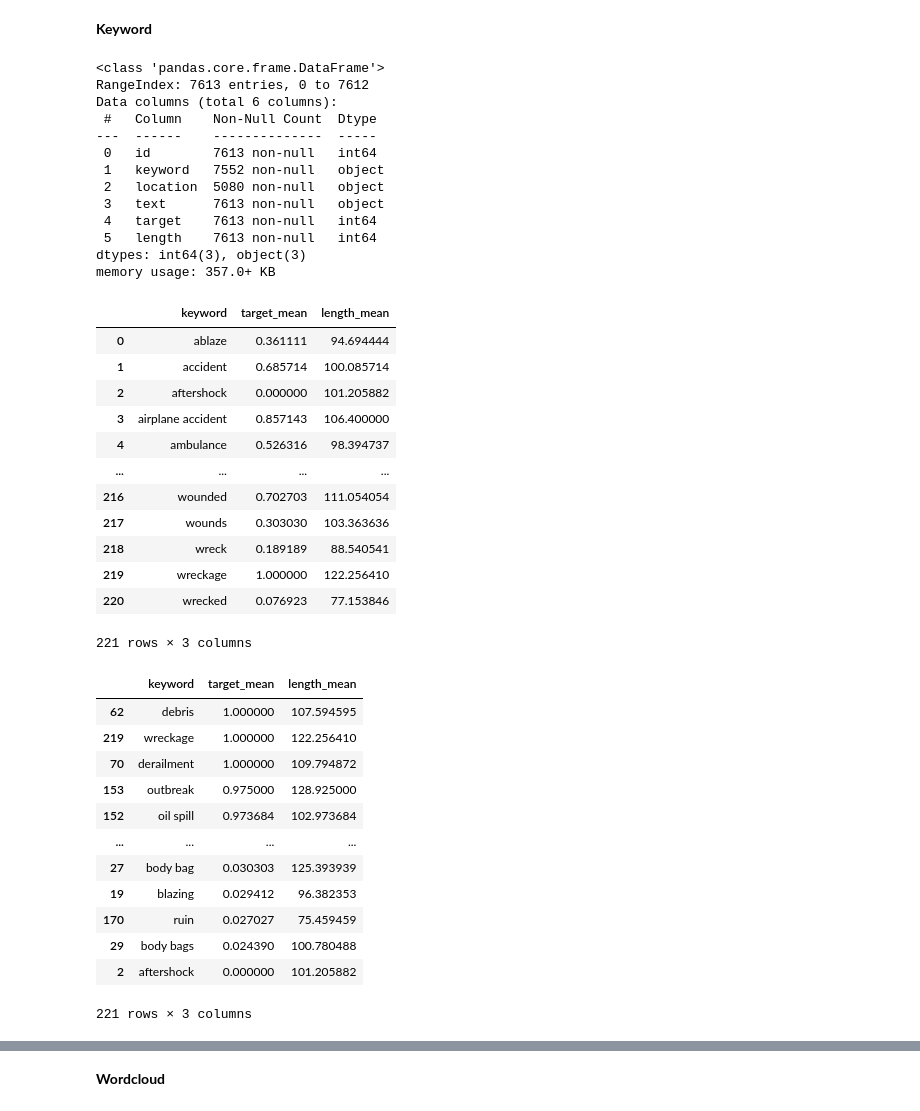
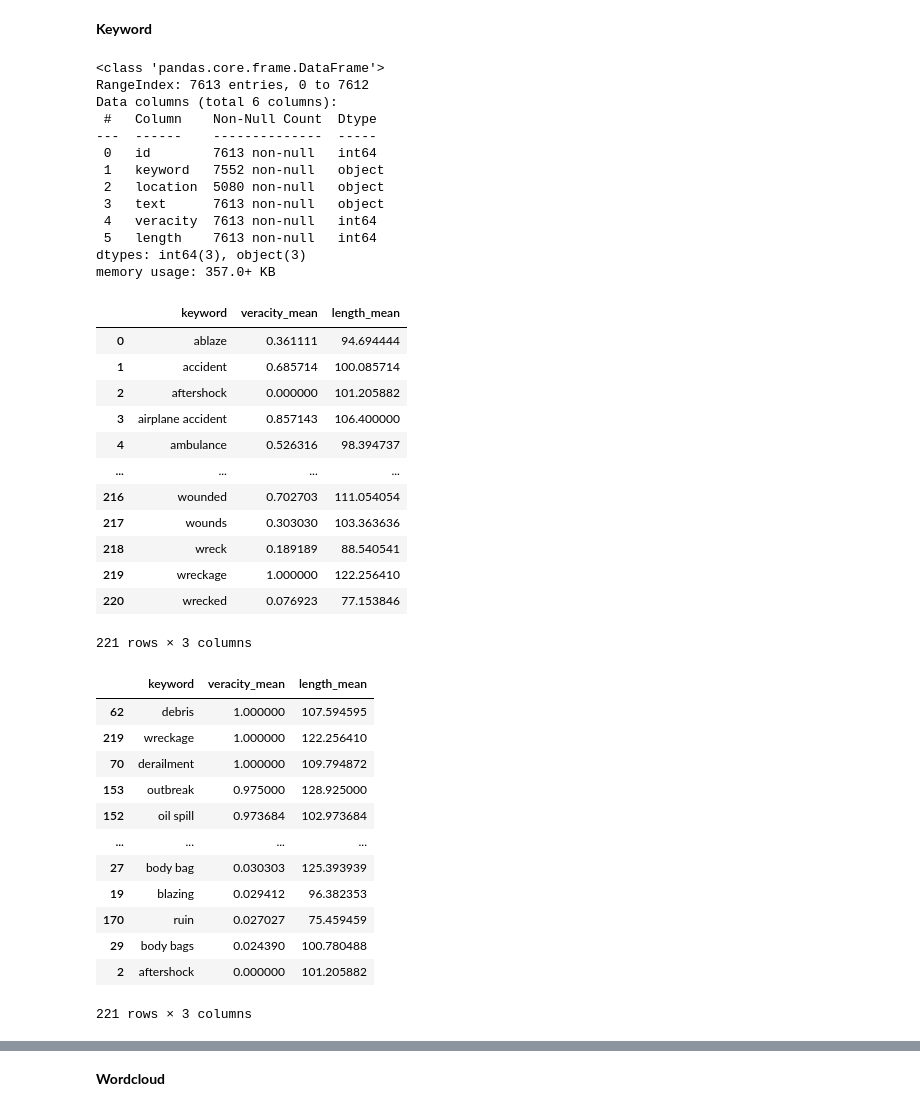
Before and after one commit to tomifarall/Orga-Datos-Tp1, a Jupyter notebook: analisis.ipynb, the cells around one changed output, grey strips where cells are left out. Drawn from its saved outputs; the diff is of its cells as text; code cells hidden in the pictures.

```diff
--- a/analisis.ipynb
+++ b/analisis.ipynb
@@ -24,0 +9,8 @@ data_real = data_grouped.get_group(1)
+# %%
+tweets = pd.read_csv('train.csv')
+new_column_name = {"target":"veracity"}
+tweets = tweets.rename(columns = new_column_name)
+# %%
+#tweets['veracity'] = tweets['veracity'].replace({0: 'Not Real', 1: 'Real'})
+tweets['length']=tweets['text'].str.len()
+tweets.head()
@@ -53,9 +74,9 @@ ax = sns.violinplot(x="target", y="length", data=data)
 # %% [markdown]
 **Keyword**
 # %%
-data['keyword'] = data['keyword'].str.replace('%20', ' ')
+tweets['keyword'] = tweets['keyword'].str.replace('%20', ' ')
 # %%
-data.info()
+tweets.info()
 # %% [output]
 <class 'pandas.core.frame.DataFrame'>
 RangeIndex: 7613 entries, 0 to 7612
@@ -66,16 +87,16 @@ Data columns (total 6 columns):
  1   keyword   7552 non-null   object
  2   location  5080 non-null   object
  3   text      7613 non-null   object
- 4   target    7613 non-null   int64
+ 4   veracity  7613 non-null   int64
  5   length    7613 non-null   int64
 dtypes: int64(3), object(3)
 memory usage: 357.0+ KB
 # %%
-grouped_by_keyword = data.groupby('keyword').agg({'target':'mean','length':'mean'}).reset_index()
-grouped_by_keyword.columns=['keyword','target_mean','length_mean']
+grouped_by_keyword = tweets.groupby('keyword').agg({'veracity':'mean','length':'mean'}).reset_index()
+grouped_by_keyword.columns=['keyword','veracity_mean','length_mean']
 grouped_by_keyword
 # %% [output]
-|  | keyword | target_mean | length_mean |
+|  | keyword | veracity_mean | length_mean |
 | 0 | ablaze | 0.361111 | 94.694444 |
 | 1 | accident | 0.685714 | 100.085714 |
 | 2 | aftershock | 0.000000 | 101.205882 |
@@ -89,9 +110,9 @@ grouped_by_keyword
 | 220 | wrecked | 0.076923 | 77.153846 |
 221 rows × 3 columns
 # %%
-grouped_by_keyword.sort_values(['target_mean'],ascending=False)
+grouped_by_keyword.sort_values(['veracity_mean'],ascending=False)
 # %% [output]
-|  | keyword | target_mean | length_mean |
+|  | keyword | veracity_mean | length_mean |
 | 62 | debris | 1.000000 | 107.594595 |
 | 219 | wreckage | 1.000000 | 122.256410 |
 | 70 | derailment | 1.000000 | 109.794872 |
```
Also changed, not shown: parts of 20 cells of this notebook.
